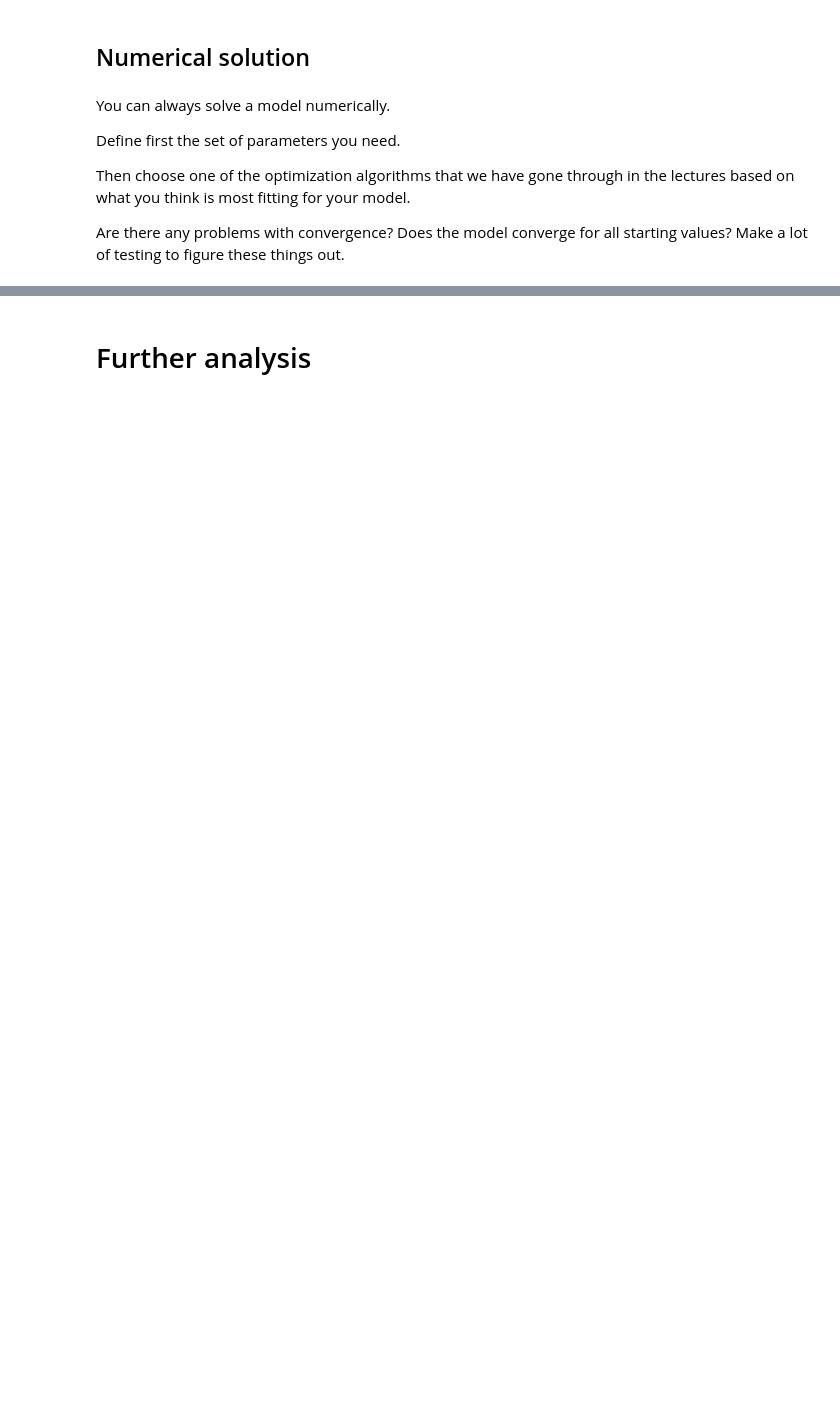
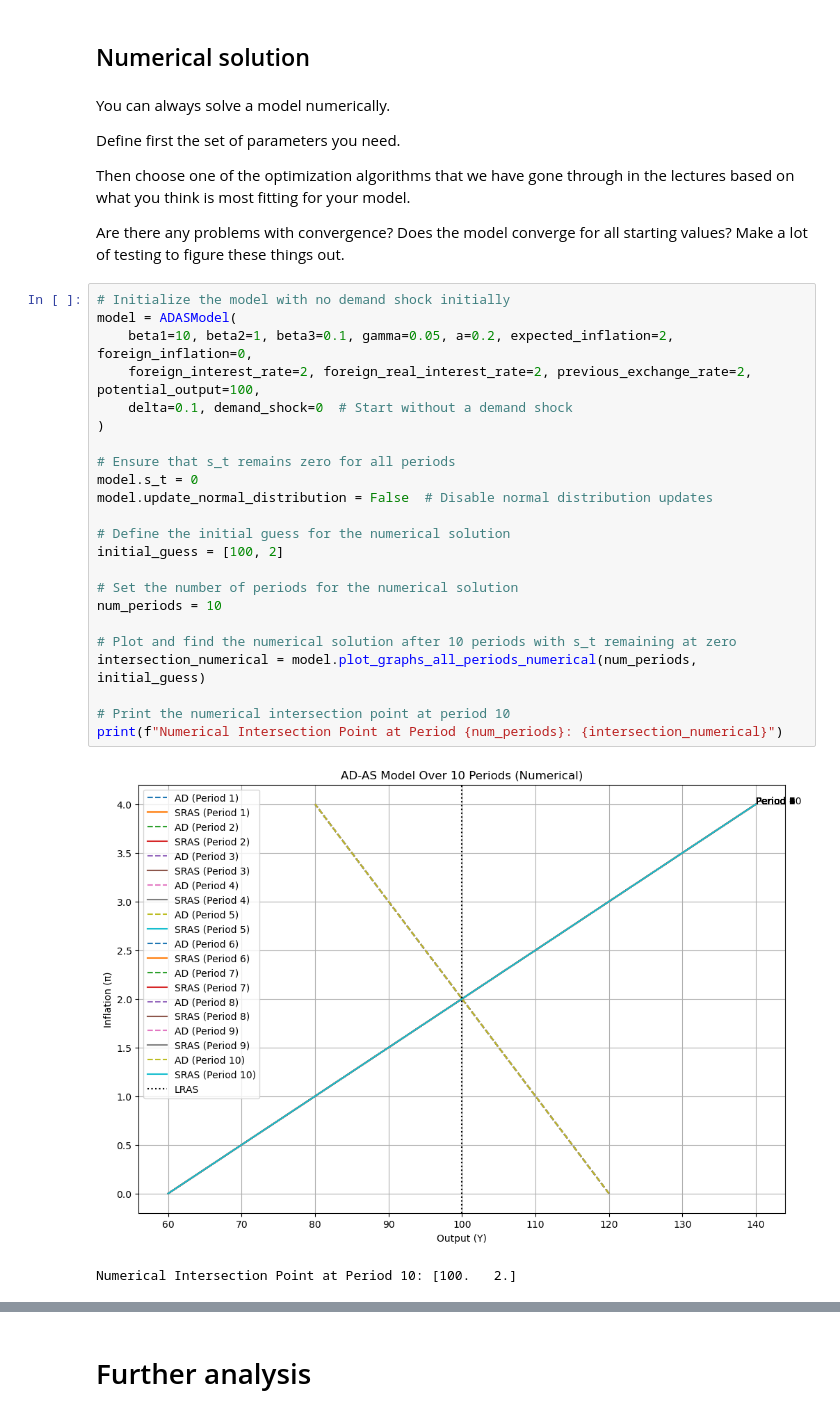
Before and after one commit to NumEconCopenhagen/projects-2024-maltheogpeter, a Jupyter notebook: modelproject/modelproject.ipynb, the cells around one changed output, grey strips where cells are left out. Saved outputs shown, nothing was run; the diff lists cells and outputs as text; blank space fills up the shorter version.

```diff
--- a/modelproject/modelproject.ipynb
+++ b/modelproject/modelproject.ipynb
@@ -88,4 +88,30 @@ Define first the set of parameters you need.
 Then choose one of the optimization algorithms that we have gone through in the lectures based on what you think is most fitting for your model.
 
 Are there any problems with convergence? Does the model converge for all starting values? Make a lot of testing to figure these things out.
+# %%
+# Initialize the model with no demand shock initially
+model = ADASModel(
+    beta1=10, beta2=1, beta3=0.1, gamma=0.05, a=0.2, expected_inflation=2, foreign_inflation=0,
+    foreign_interest_rate=2, foreign_real_interest_rate=2, previous_exchange_rate=2, potential_output=100,
+    delta=0.1, demand_shock=0  # Start without a demand shock
+)
+
+# Ensure that s_t remains zero for all periods
+model.s_t = 0
+model.update_normal_distribution = False  # Disable normal distribution updates
+
+# Define the initial guess for the numerical solution
+initial_guess = [100, 2]
+
+# Set the number of periods for the numerical solution
+num_periods = 10
+
+# Plot and find the numerical solution after 10 periods with s_t remaining at zero
+intersection_numerical = model.plot_graphs_all_periods_numerical(num_periods, initial_guess)
+
+# Print the numerical intersection point at period 10
+print(f"Numerical Intersection Point at Period {num_periods}: {intersection_numerical}")
+# %% [output]
+[figure, added]
+Numerical Intersection Point at Period 10: [100.   2.]
 # %%
```
Also changed, not shown: parts of 9 cells of this notebook.
